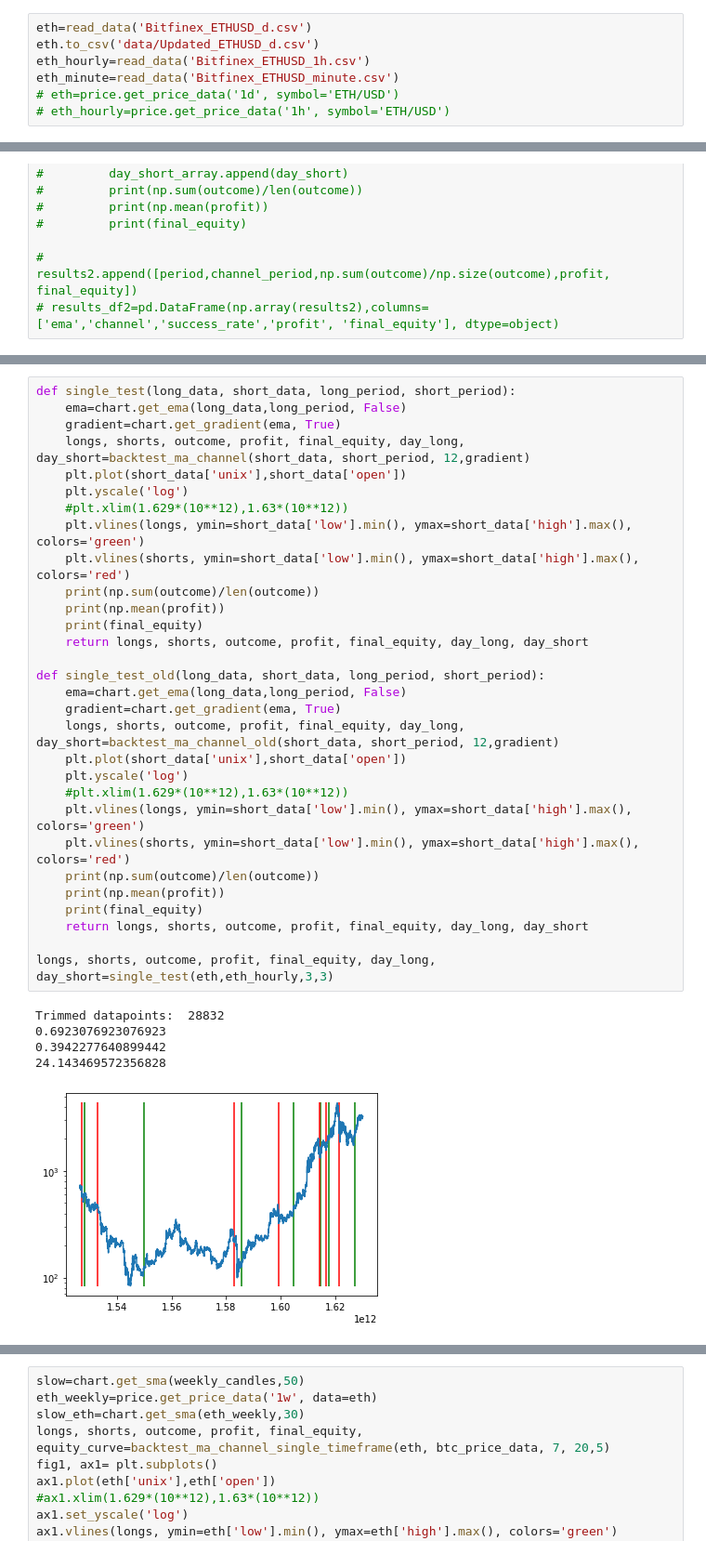
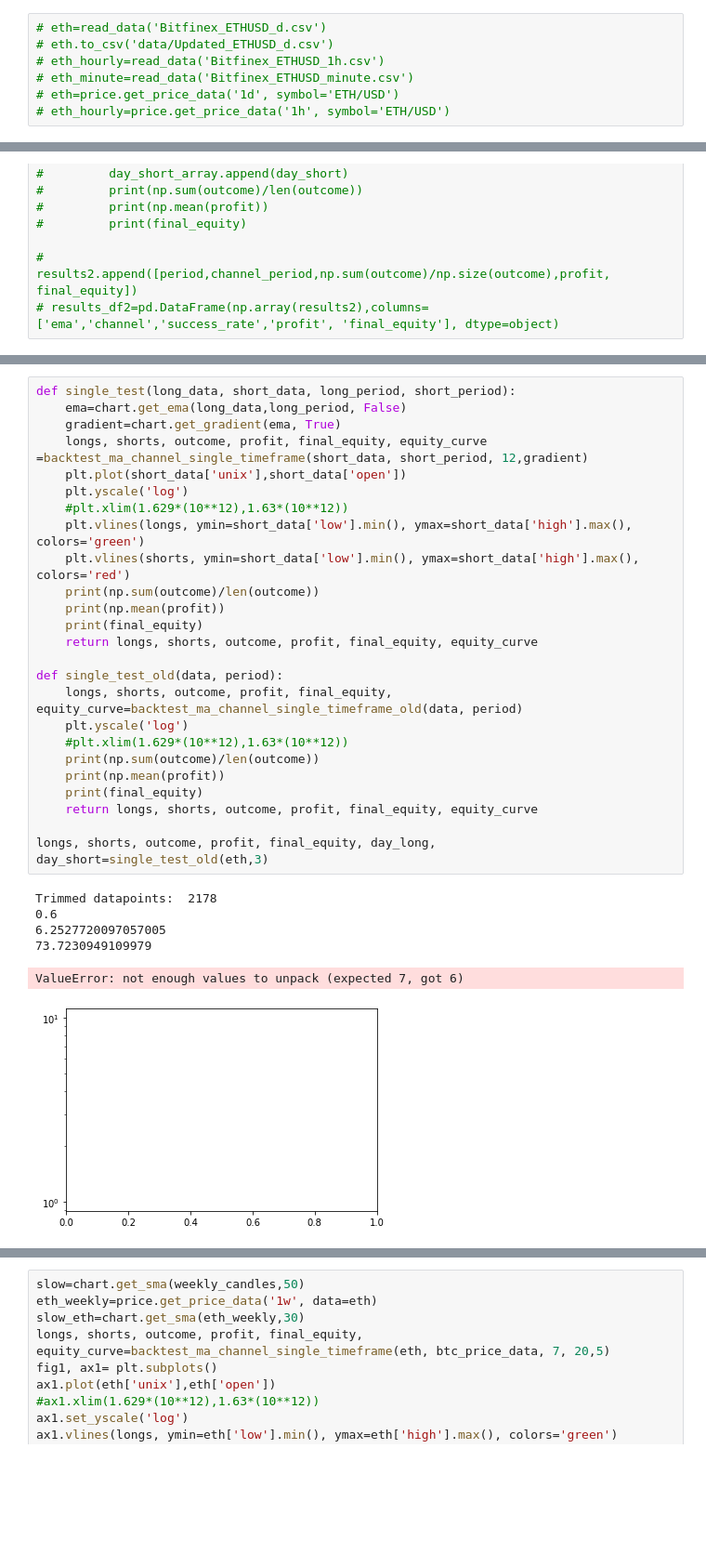
Before and after one commit to RDEvans31/saturn, a Jupyter notebook: Data analysis.ipynb, the cells around one changed output, grey strips where cells are left out. Shown at 93% size. Cells and saved outputs as stored; diff of their text form; blank space fills up the shorter version.

Commit message:
added 4h functionality to price, data ran some testing on weekly heikin ashi

```diff
--- a/Data analysis.ipynb
+++ b/Data analysis.ipynb
@@ -680,8 +339,8 @@ def backtest_eth_through_btc(data_eth,data_btc,period):
 # %%
-eth=read_data('Bitfinex_ETHUSD_d.csv')
-eth.to_csv('data/Updated_ETHUSD_d.csv')
-eth_hourly=read_data('Bitfinex_ETHUSD_1h.csv')
-eth_minute=read_data('Bitfinex_ETHUSD_minute.csv')
+# eth=read_data('Bitfinex_ETHUSD_d.csv')
+# eth.to_csv('data/Updated_ETHUSD_d.csv')
+# eth_hourly=read_data('Bitfinex_ETHUSD_1h.csv')
+# eth_minute=read_data('Bitfinex_ETHUSD_minute.csv')
 # eth=price.get_price_data('1d', symbol='ETH/USD')
 # eth_hourly=price.get_price_data('1h', symbol='ETH/USD')
 # %%
@@ -724,38 +379,34 @@ results_df2.loc[results_df2['final_equity']>10]
 # %%
 def single_test(long_data, short_data, long_period, short_period):
     ema=chart.get_ema(long_data,long_period, False)
     gradient=chart.get_gradient(ema, True)
-    longs, shorts, outcome, profit, final_equity, day_long, day_short=backtest_ma_channel(short_data, short_period, 12,gradient)
+    longs, shorts, outcome, profit, final_equity, equity_curve =backtest_ma_channel_single_timeframe(short_data, short_period, 12,gradient)
     plt.plot(short_data['unix'],short_data['open'])
     plt.yscale('log')
     #plt.xlim(1.629*(10**12),1.63*(10**12))
     plt.vlines(longs, ymin=short_data['low'].min(), ymax=short_data['high'].max(), colors='green')
     plt.vlines(shorts, ymin=short_data['low'].min(), ymax=short_data['high'].max(), colors='red')
     print(np.sum(outcome)/len(outcome))
     print(np.mean(profit))
     print(final_equity)
-    return longs, shorts, outcome, profit, final_equity, day_long, day_short
+    return longs, shorts, outcome, profit, final_equity, equity_curve
 
-def single_test_old(long_data, short_data, long_period, short_period):
-    ema=chart.get_ema(long_data,long_period, False)
-    gradient=chart.get_gradient(ema, True)
-    longs, shorts, outcome, profit, final_equity, day_long, day_short=backtest_ma_channel_old(short_data, short_period, 12,gradient)
-    plt.plot(short_data['unix'],short_data['open'])
+def single_test_old(data, period):
+    longs, shorts, outcome, profit, final_equity, equity_curve=backtest_ma_channel_single_timeframe_old(data, period)
     plt.yscale('log')
     #plt.xlim(1.629*(10**12),1.63*(10**12))
-    plt.vlines(longs, ymin=short_data['low'].min(), ymax=short_data['high'].max(), colors='green')
-    plt.vlines(shorts, ymin=short_data['low'].min(), ymax=short_data['high'].max(), colors='red')
     print(np.sum(outcome)/len(outcome))
     print(np.mean(profit))
     print(final_equity)
-    return longs, shorts, outcome, profit, final_equity, day_long, day_short
+    return longs, shorts, outcome, profit, final_equity, equity_curve
 
-longs, shorts, outcome, profit, final_equity, day_long, day_short=single_test(eth,eth_hourly,3,3)
+longs, shorts, outcome, profit, final_equity, day_long, day_short=single_test_old(eth,3)
 # %% [output]
-Trimmed datapoints:  28832
-0.6923076923076923
-0.3942277640899442
-24.143469572356828
+Trimmed datapoints:  2178
+0.6
+6.2527720097057005
+73.7230949109979
+ValueError: not enough values to unpack (expected 7, got 6)
-[figure, old version]
+[figure, new version]
 # %%
 print(profit)
```
Also changed, not shown: parts of 8 cells of this notebook, 3 other files.
